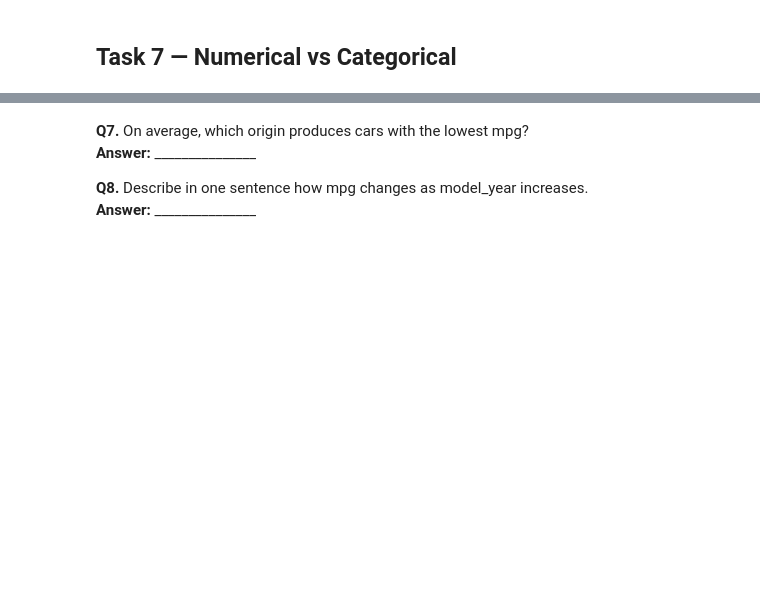
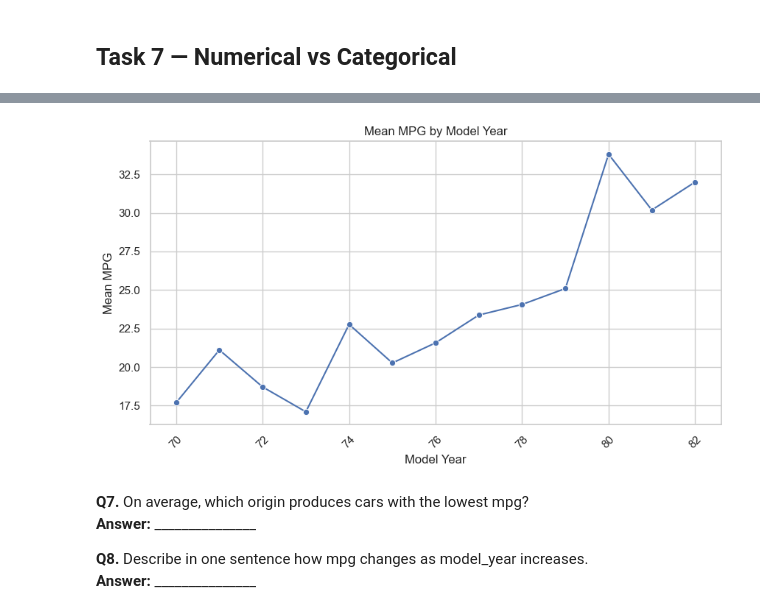
Before and after one commit to tashfeen786/Netsol-week-2, a Jupyter notebook: 02_EDA_Worksheet.ipynb, the cells around one changed output, grey strips where cells are left out. Saved outputs shown, nothing was run; the diff lists cells and outputs as text; code cells hidden in the pictures; blank space fills up the shorter version.

```diff
--- a/02_EDA_Worksheet.ipynb
+++ b/02_EDA_Worksheet.ipynb
@@ -303,5 +325,14 @@ plt.show()
 # %%
 # TODO: Plot a line chart showing mean mpg per model_year
+mean_mpg_by_year = df.groupby('model_year')['mpg'].mean().reset_index()
+sns.lineplot(data=mean_mpg_by_year, x='model_year', y='mpg', marker='o')
+plt.title('Mean MPG by Model Year')
+plt.xlabel('Model Year')
+plt.ylabel('Mean MPG')
+plt.xticks(rotation=45)
+plt.show()
+# %% [output]
+[figure, added]
 # %% [markdown]
 **Q7.** On average, which origin produces cars with the lowest mpg?
 **Answer:** _______________
```
Also changed, not shown: parts of 2 cells of this notebook.
